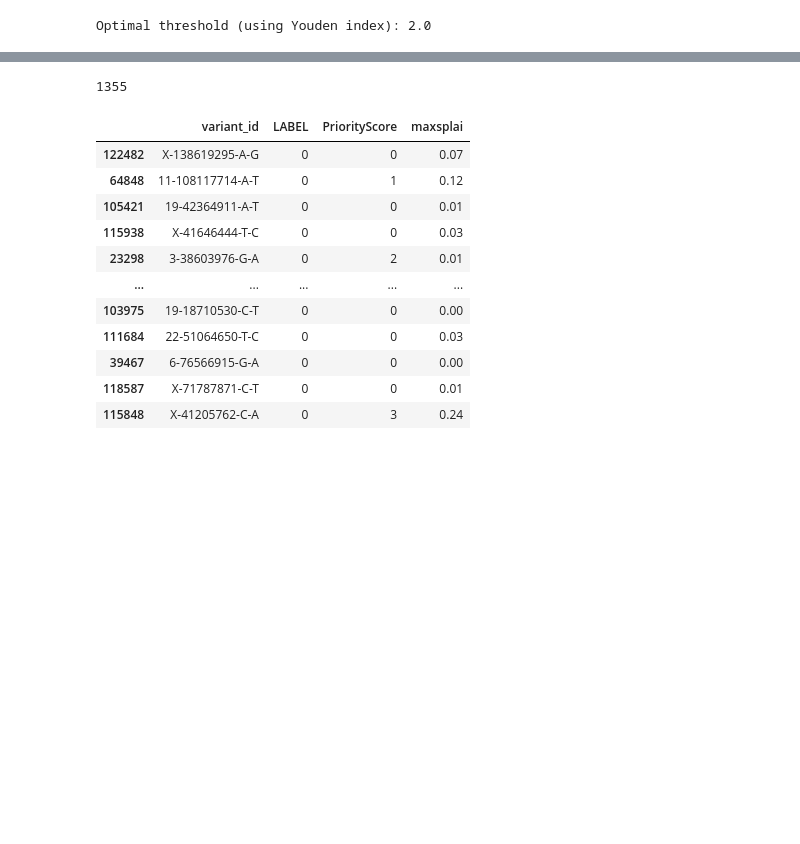
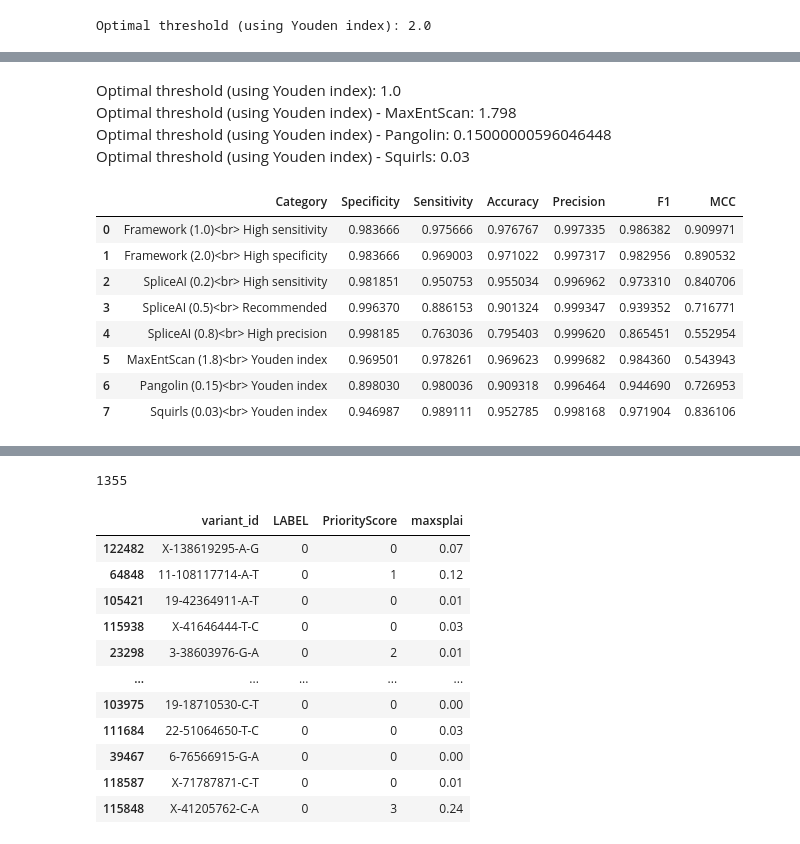
Before and after one commit to ysut/nar, a Jupyter notebook: ValidationData/TP/additional/publish.ipynb, the cells around one changed output, grey strips where cells are left out. Saved outputs shown, nothing was run; the diff lists cells and outputs as text; code cells hidden in the pictures; blank space fills up the shorter version.

```diff
--- a/ValidationData/TP/additional/publish.ipynb
+++ b/ValidationData/TP/additional/publish.ipynb
@@ -1750,0 +1735,17 @@ fig.show()
+# %% [markdown]
+Optimal threshold (using Youden index): 1.0
+Optimal threshold (using Youden index) - MaxEntScan: 1.798
+Optimal threshold (using Youden index) - Pangolin: 0.15000000596046448
+Optimal threshold (using Youden index) - Squirls: 0.03
+# %%
+performance_metrics_df
+# %% [output]
+|  | Category | Specificity | Sensitivity | Accuracy | Precision | F1 | MCC |
+| 0 | Framework (1.0)<br> High sensitivity | 0.983666 | 0.975666 | 0.976767 | 0.997335 | 0.986382 | 0.909971 |
+| 1 | Framework (2.0)<br> High specificity | 0.983666 | 0.969003 | 0.971022 | 0.997317 | 0.982956 | 0.890532 |
+| 2 | SpliceAI (0.2)<br> High sensitivity | 0.981851 | 0.950753 | 0.955034 | 0.996962 | 0.973310 | 0.840706 |
+| 3 | SpliceAI (0.5)<br> Recommended | 0.996370 | 0.886153 | 0.901324 | 0.999347 | 0.939352 | 0.716771 |
+| 4 | SpliceAI (0.8)<br> High precision | 0.998185 | 0.763036 | 0.795403 | 0.999620 | 0.865451 | 0.552954 |
+| 5 | MaxEntScan (1.8)<br> Youden index | 0.969501 | 0.978261 | 0.969623 | 0.999682 | 0.984360 | 0.543943 |
+| 6 | Pangolin (0.15)<br> Youden index | 0.898030 | 0.980036 | 0.909318 | 0.996464 | 0.944690 | 0.726953 |
+| 7 | Squirls (0.03)<br> Youden index | 0.946987 | 0.989111 | 0.952785 | 0.998168 | 0.971904 | 0.836106 |
```
Also changed, not shown: parts of 7 cells of this notebook, 4 other files.
